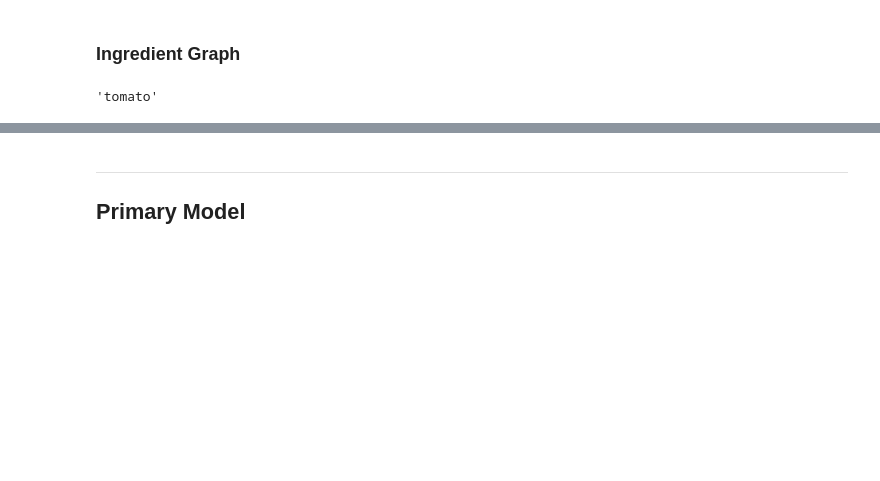
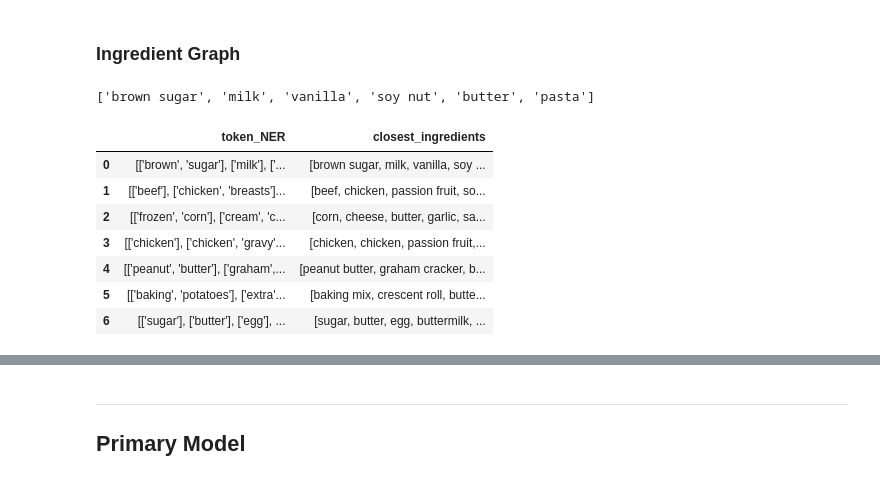
Before and after one commit to evan-ng/recipe, a Jupyter notebook: tastebud.ipynb, the cells around one changed output, grey strips where cells are left out. Saved outputs shown, nothing was run; the diff lists cells and outputs as text; code cells hidden in the pictures; blank space fills up the shorter version.

```diff
--- a/tastebud.ipynb
+++ b/tastebud.ipynb
@@ -229,7 +229,18 @@ def get_closest_ingredient (ingredient, ingredients_df):
             closest_ingredient = row['ingredient']
 
     return closest_ingredient
-# %%
-get_closest_ingredient(["tomatoes"], ingredients_df)
-# %% [output]
-'tomato'
+# %%
+if pre_processing == True:
+    # changes the ingredients list into their corresponding closest ingredients
+    # in the vocabulary using the GloVe embeddings
+    NER_closest_ingredients = []
+
+    for i, row in tokenized_ngl_df.iterrows():
+        NER_closest_list = []
+        for ingredient_tokens in row.token_NER:
+            NER_closest_list.append( get_closest_ingredient(ingredient_tokens, ingredients_df) )
+        NER_closest_ingredients.append(NER_closest_list)
+
+    print(NER_closest_ingredients[0])
+# %% [output]
+['brown sugar', 'milk', 'vanilla', 'soy nut', 'butter', 'pasta']
@@ -235,0 +252,16 @@ get_closest_ingredient(["tomatoes"], ingredients_df)
+# %%
+processed_ngl_df = pd.read_csv('data/processed_ngl.csv', index_col=0,
+                               converters={'ingredients':pd.eval, 'directions':pd.eval, 'NER':pd.eval,
+                                           'token_title':pd.eval, 'token_ingredients':pd.eval,
+                                           'token_directions':pd.eval,' token_NER':pd.eval, 'closest_ingredients':pd.eval})
+# %%
+processed_ngl_df[["token_NER", "closest_ingredients"]][:7]
+# %% [output]
+|  | token_NER | closest_ingredients |
+| 0 | [['brown', 'sugar'], ['milk'], ['... | [brown sugar, milk, vanilla, soy ... |
+| 1 | [['beef'], ['chicken', 'breasts']... | [beef, chicken, passion fruit, so... |
+| 2 | [['frozen', 'corn'], ['cream', 'c... | [corn, cheese, butter, garlic, sa... |
+| 3 | [['chicken'], ['chicken', 'gravy'... | [chicken, chicken, passion fruit,... |
+| 4 | [['peanut', 'butter'], ['graham',... | [peanut butter, graham cracker, b... |
+| 5 | [['baking', 'potatoes'], ['extra'... | [baking mix, crescent roll, butte... |
+| 6 | [['sugar'], ['butter'], ['egg'], ... | [sugar, butter, egg, buttermilk, ... |
```
Also changed, not shown: parts of 11 cells of this notebook, 5 other files.
